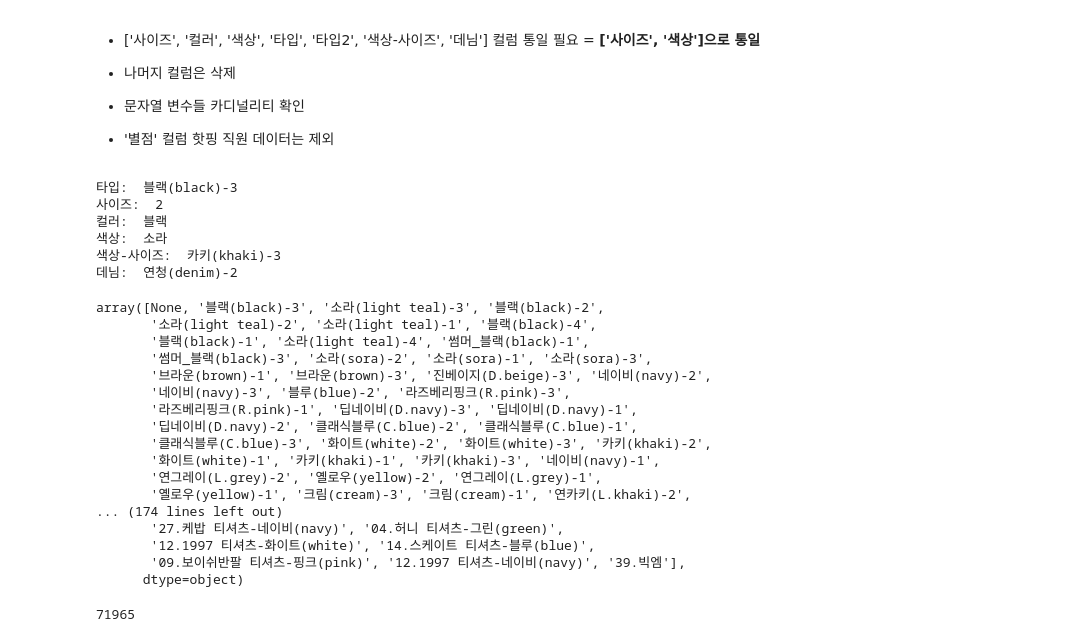
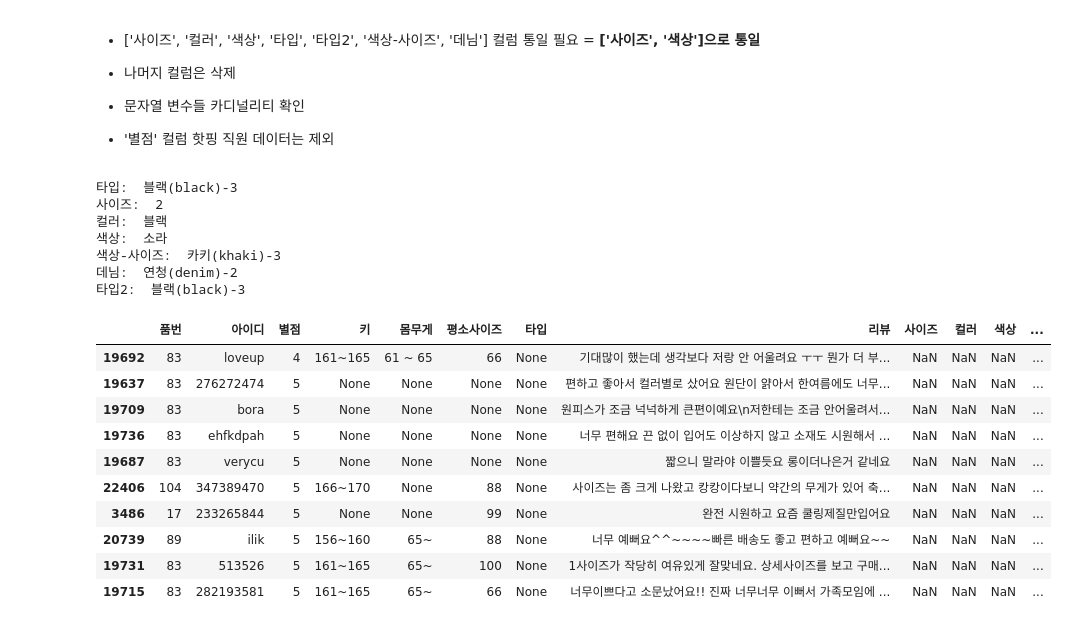
Before and after one commit to sai-with/pj_FitMyBody, a Jupyter notebook: Transform/preprocess.ipynb, the cells around one changed output. Drawn from its saved outputs; the diff is of its cells as text; code cells hidden in the pictures.

```diff
--- a/Transform/preprocess.ipynb
+++ b/Transform/preprocess.ipynb
@@ -145,6 +145,7 @@ print('컬러: ', review.loc[review['컬러'].notnull()==True].iloc[0]['컬러']
 print('색상: ', review.loc[review['색상'].notnull()==True].iloc[0]['색상'])
 print('색상-사이즈: ', review.loc[review['색상-사이즈'].notnull()==True].iloc[0]['색상-사이즈'])
 print('데님: ', review.loc[review['데님'].notnull()==True].iloc[0]['데님'])
+print('타입2: ', review.loc[review['타입2'].notnull()==True].iloc[0]['타입2'])
 # %% [output]
 타입:  블랙(black)-3
 사이즈:  2
@@ -152,27 +153,4 @@ print('데님: ', review.loc[review['데님'].notnull()==True].iloc[0]['데님']
 색상:  소라
 색상-사이즈:  카키(khaki)-3
 데님:  연청(denim)-2
+타입2:  블랙(black)-3
-# %%
-review['타입'].unique()
-# %% [output]
-array([None, '블랙(black)-3', '소라(light teal)-3', '블랙(black)-2',
-       '소라(light teal)-2', '소라(light teal)-1', '블랙(black)-4',
-       '블랙(black)-1', '소라(light teal)-4', '썸머_블랙(black)-1',
-       '썸머_블랙(black)-3', '소라(sora)-2', '소라(sora)-1', '소라(sora)-3',
-       '브라운(brown)-1', '브라운(brown)-3', '진베이지(D.beige)-3', '네이비(navy)-2',
-       '네이비(navy)-3', '블루(blue)-2', '라즈베리핑크(R.pink)-3',
-       '라즈베리핑크(R.pink)-1', '딥네이비(D.navy)-3', '딥네이비(D.navy)-1',
-       '딥네이비(D.navy)-2', '클래식블루(C.blue)-2', '클래식블루(C.blue)-1',
-       '클래식블루(C.blue)-3', '화이트(white)-2', '화이트(white)-3', '카키(khaki)-2',
-       '화이트(white)-1', '카키(khaki)-1', '카키(khaki)-3', '네이비(navy)-1',
-       '연그레이(L.grey)-2', '옐로우(yellow)-2', '연그레이(L.grey)-1',
-       '옐로우(yellow)-1', '크림(cream)-3', '크림(cream)-1', '연카키(L.khaki)-2',
-... (174 lines left out)
-       '27.케밥 티셔츠-네이비(navy)', '04.허니 티셔츠-그린(green)',
-       '12.1997 티셔츠-화이트(white)', '14.스케이트 티셔츠-블루(blue)',
-       '09.보이쉬반팔 티셔츠-핑크(pink)', '12.1997 티셔츠-네이비(navy)', '39.빅엠'],
-      dtype=object)
-# %%
-review['타입'].notnull().sum()
-# %% [output]
-71965
@@ -180,0 +157,15 @@ for idx, row in review.itertuples(name=None):
+# %%
+# 색상-사이즈
+review.loc[review['색상-사이즈'].notnull()==True].sample(10)
+# %% [output]
+|  | 품번 | 아이디 | 별점 | 키 | 몸무게 | 평소사이즈 | 타입 | 리뷰 | 사이즈 | 컬러 | 색상 | ... |
+| 19692 | 83 | loveup | 4 | 161~165 | 61 ~ 65 | 66 | None | 기대많이 했는데 생각보다 저랑 안 어울려요 ㅜㅜ 뭔가 더 부... | NaN | NaN | NaN | ... |
+| 19637 | 83 | 276272474 | 5 | None | None | None | None | 편하고 좋아서 컬러별로 샀어요 원단이 얅아서 한여름에도 너무... | NaN | NaN | NaN | ... |
+| 19709 | 83 | bora | 5 | None | None | None | None | 원피스가 조금 넉넉하게 큰편이예요\n저한테는 조금 안어울려서... | NaN | NaN | NaN | ... |
+| 19736 | 83 | ehfkdpah | 5 | None | None | None | None | 너무 편해요 끈 없이 입어도 이상하지 않고 소재도 시원해서 ... | NaN | NaN | NaN | ... |
+| 19687 | 83 | verycu | 5 | None | None | None | None | 짧으니 말라야 이쁠듯요 롱이더나은거 같네요 | NaN | NaN | NaN | ... |
+| 22406 | 104 | 347389470 | 5 | 166~170 | None | 88 | None | 사이즈는 좀 크게 나왔고 캉캉이다보니 약간의 무게가 있어 축... | NaN | NaN | NaN | ... |
+| 3486 | 17 | 233265844 | 5 | None | None | 99 | None | 완전 시원하고 요즘 쿨링제질만입어요 | NaN | NaN | NaN | ... |
+| 20739 | 89 | ilik | 5 | 156~160 | 65~ | 88 | None | 너무 예뻐요^^~~~~빠른 배송도 좋고 편하고 예뻐요~~ | NaN | NaN | NaN | ... |
+| 19731 | 83 | 513526 | 5 | 161~165 | 65~ | 100 | None | 1사이즈가 작당히 여유있게 잘맞네요. 상세사이즈를 보고 구매... | NaN | NaN | NaN | ... |
+| 19715 | 83 | 282193581 | 5 | 161~165 | 65~ | 66 | None | 너무이쁘다고 소문났어요!! 진짜 너무너무 이뻐서 가족모임에 ... | NaN | NaN | NaN | ... |
```
Also changed, not shown: parts of 11 cells of this notebook.
